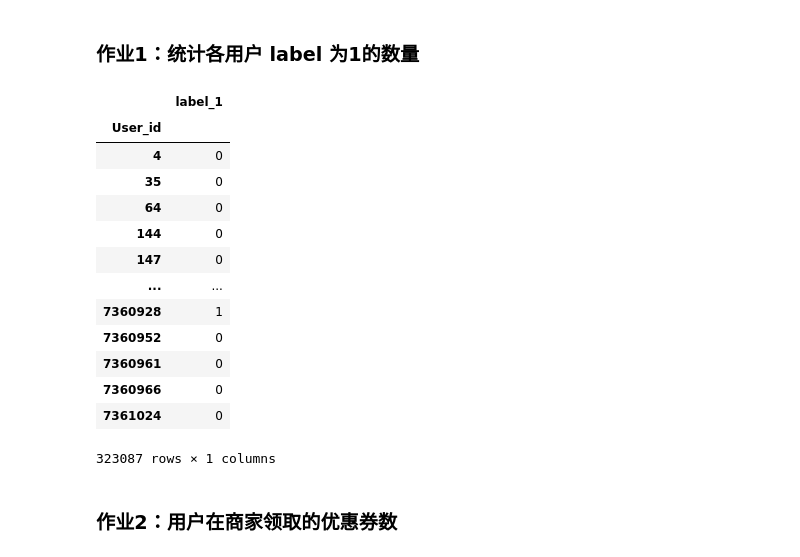
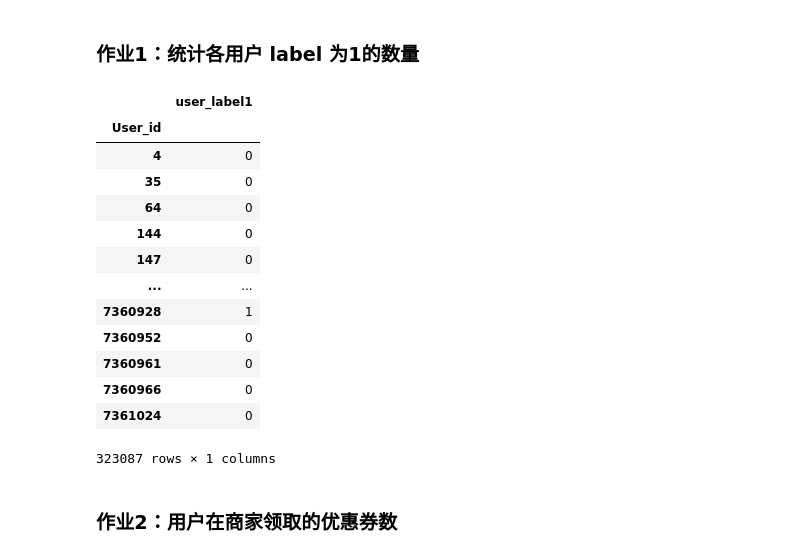
Before and after one commit to kusutori/pythonTest, a Jupyter notebook: 2homework_syuumatsu/202107187055_严俊睿.ipynb, the cells around one changed output. Saved outputs shown, nothing was run; the diff lists cells and outputs as text; code cells hidden in the pictures.

```diff
--- a/2homework_syuumatsu/作业2.ipynb
+++ b/2homework_syuumatsu/202107187055_严俊睿.ipynb
@@ -69,14 +70,14 @@ data=pd.merge(data,user_get,
 # %% [markdown]
 ### 作业1：统计各用户 label 为1的数量
 # %%
-label_1=data[['User_id','label']].groupby('User_id').agg(lambda x: sum(x==1))
-label_1.columns=['label_1']
-data=pd.merge(data,label_1,
+user_label1=data[['User_id','label']].groupby('User_id').agg(lambda x: sum(x==1))
+user_label1.columns=['user_label1']
+data=pd.merge(data,user_label1,
              left_on='User_id',right_index=True,
              how='left')
-label_1
+user_label1
 # %% [output]
-|  | label_1 |
+|  | user_label1 |
 | User_id |  |
 | 4 | 0 |
 | 35 | 0 |
```
Also changed, not shown: parts of 17 cells of this notebook, 1 other file.
